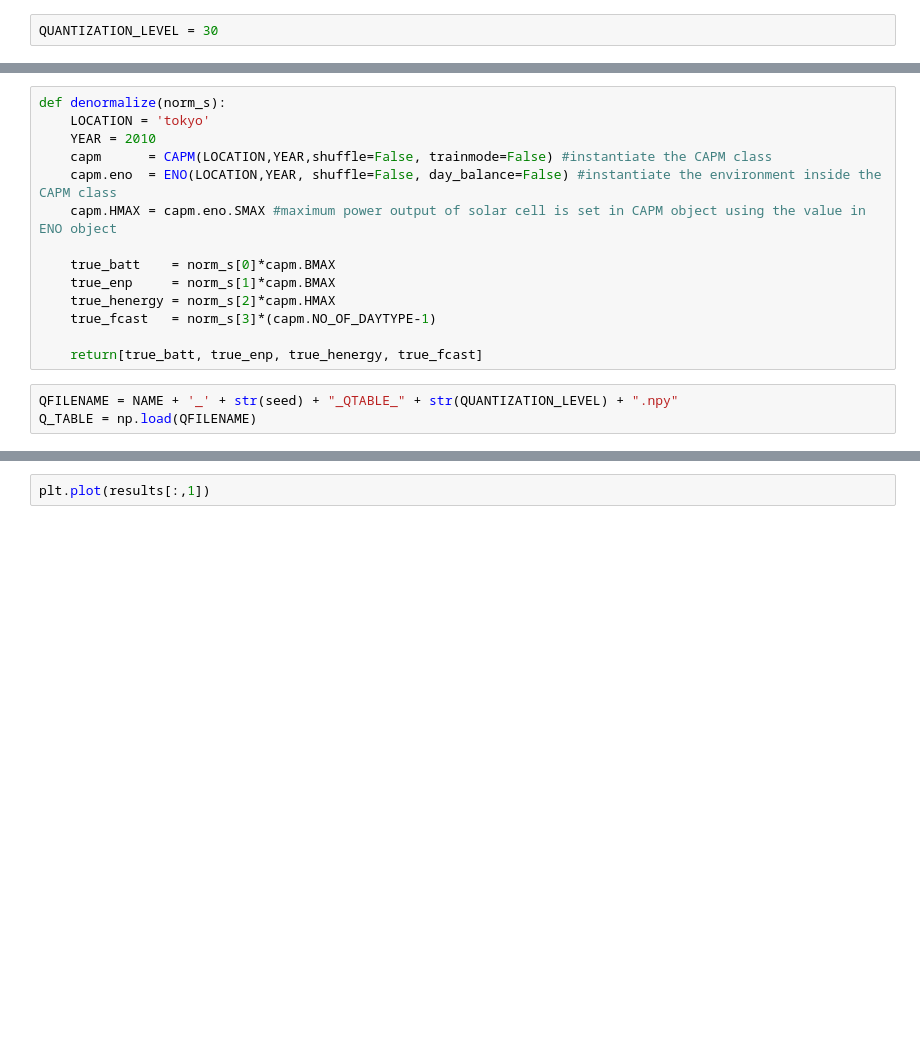
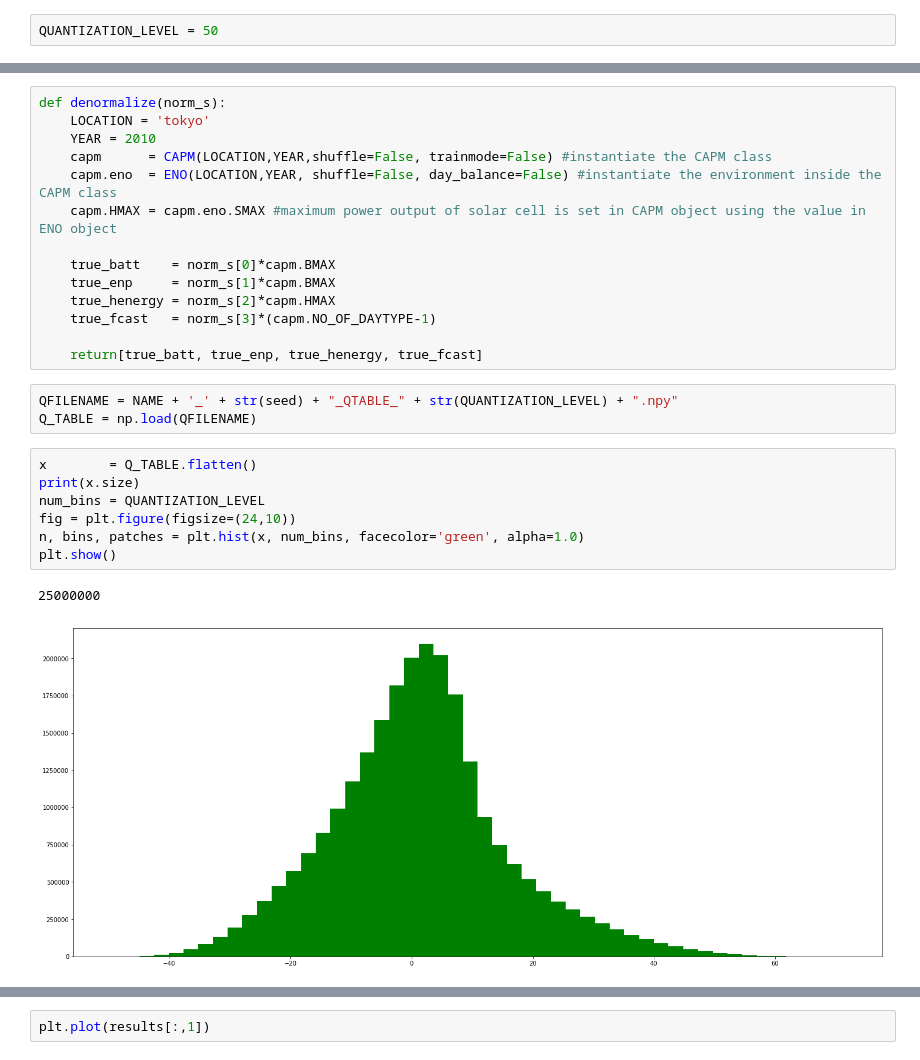
Before and after one commit to 5mali/first_spark, a Jupyter notebook: tabular_q.ipynb, the cells around one changed output, grey strips where cells are left out. Drawn from its saved outputs; the diff is of its cells as text; blank space fills up the shorter version.

```diff
--- a/tabular_q.ipynb
+++ b/tabular_q.ipynb
@@ -460,7 +460,7 @@ dqn = DQN();
 dqn.eval_net.load_state_dict(torch.load(S_FILENAME));
 dqn.eval_net.eval();
 # %%
-QUANTIZATION_LEVEL = 30
+QUANTIZATION_LEVEL = 50
 # %%
 batt_s    = np.linspace(0,       BMAX,            QUANTIZATION_LEVEL)
 enp_s     = np.linspace(-BMAX,   BMAX,          2*QUANTIZATION_LEVEL)
@@ -491,6 +491,16 @@ def denormalize(norm_s):
 # %%
 QFILENAME = NAME + '_' + str(seed) + "_QTABLE_" + str(QUANTIZATION_LEVEL) + ".npy"
 Q_TABLE = np.load(QFILENAME)
+# %%
+x        = Q_TABLE.flatten()
+print(x.size)
+num_bins = QUANTIZATION_LEVEL
+fig = plt.figure(figsize=(24,10))
+n, bins, patches = plt.hist(x, num_bins, facecolor='green', alpha=1.0)
+plt.show()
+# %% [output]
+25000000
+[figure, added]
 # %%
 #TESTING
 print("***MEASURING PERFORMANCE OF THE MODEL***")
```
Also changed, not shown: parts of 3 cells of this notebook.
